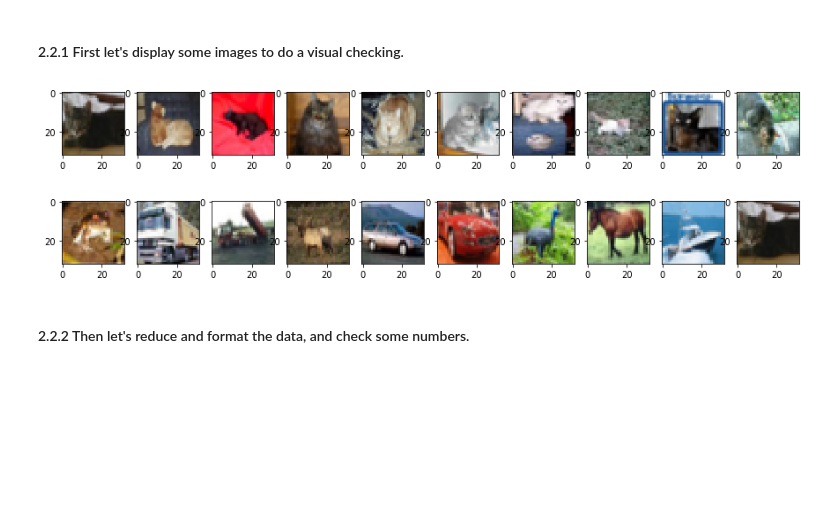
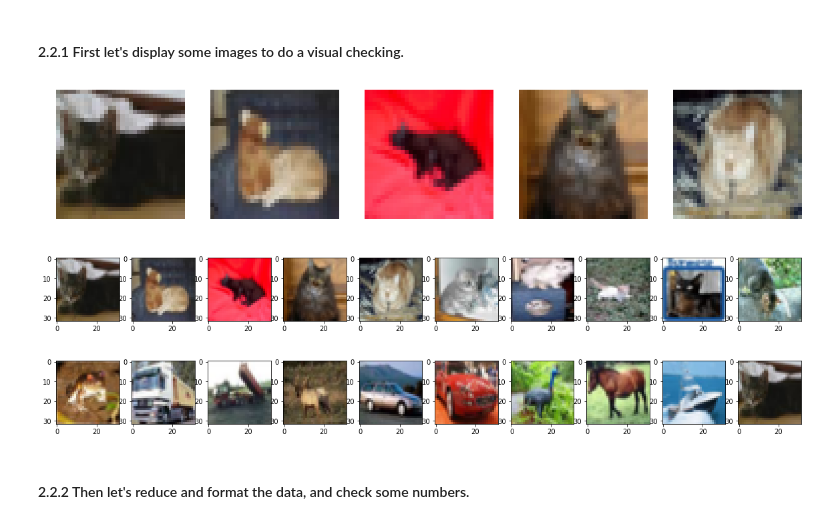
Before and after one commit to duodecimo/duodecimoMachineLearning, a Jupyter notebook: duodecimoMachineLearningCodes/python/deepLearning/duoDeepLearning.ipynb, the cells around one changed output. Drawn from its saved outputs; the diff is of its cells as text; code cells hidden in the pictures; blank space fills up the shorter version.

```diff
--- a/duodecimoMachineLearningCodes/python/deepLearning/duoDeepLearning.ipynb
+++ b/duodecimoMachineLearningCodes/python/deepLearning/duoDeepLearning.ipynb
@@ -44,26 +44,39 @@ has been stored in appropriate arrays.
 # %%
 #show some cat images from dataset to visually check it
 
 cats_train = origtrain_x[:,origtrain_y[0,:]==3]
+
+
+plt.rcParams['figure.figsize'] = (20.0, 20.0) # set default size of plots
+num_images = 5
+for i in range(num_images):
+    index = i
+    plt.subplot(2, num_images, i + 1)
+    #plt.imshow(cats_train[:,index].reshape(32,32,3), interpolation='nearest')
+    plt.imshow(cats_train[:,index].reshape(3,32,32).transpose(1,2,0), interpolation='nearest')
+    plt.axis('off')
+plt.show()
+
 ni = 10
 for i in range(ni):
     plt.subplot(1, ni, i+1)
     image = cats_train[:,i]
     im = image.reshape(3,32,32).transpose(1,2,0)
     plt.imshow(np.uint8(im))
 plt.show()
 
 #show some images (any) from dataset to visually check it
 ni = 10
 for i in range(ni):
     plt.subplot(1, ni, i+1)
     image = origtrain_x[:,i]
     im = image.reshape(3,32,32).transpose(1,2,0)
     plt.imshow(np.uint8(im))
 plt.show()
 # %% [output]
-[figure, old version]
+[figure, new version]
-[figure, old version]
+[figure, new version]
+[figure, added]
 # %% [markdown]
 #### 2.2.2 Then let's reduce and format the data, and check some numbers.
 # %%
```
Also changed, not shown: parts of 8 cells of this notebook.
